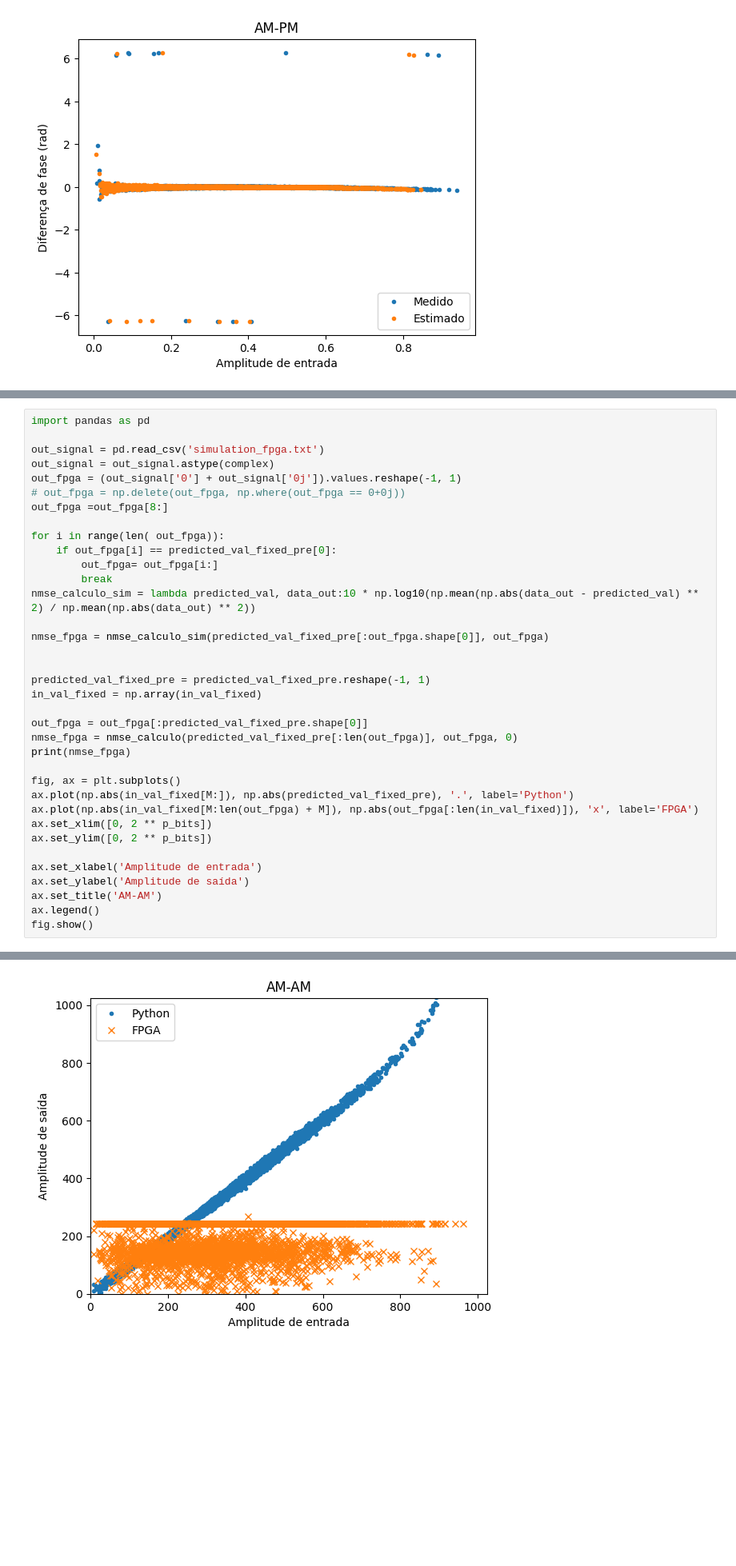
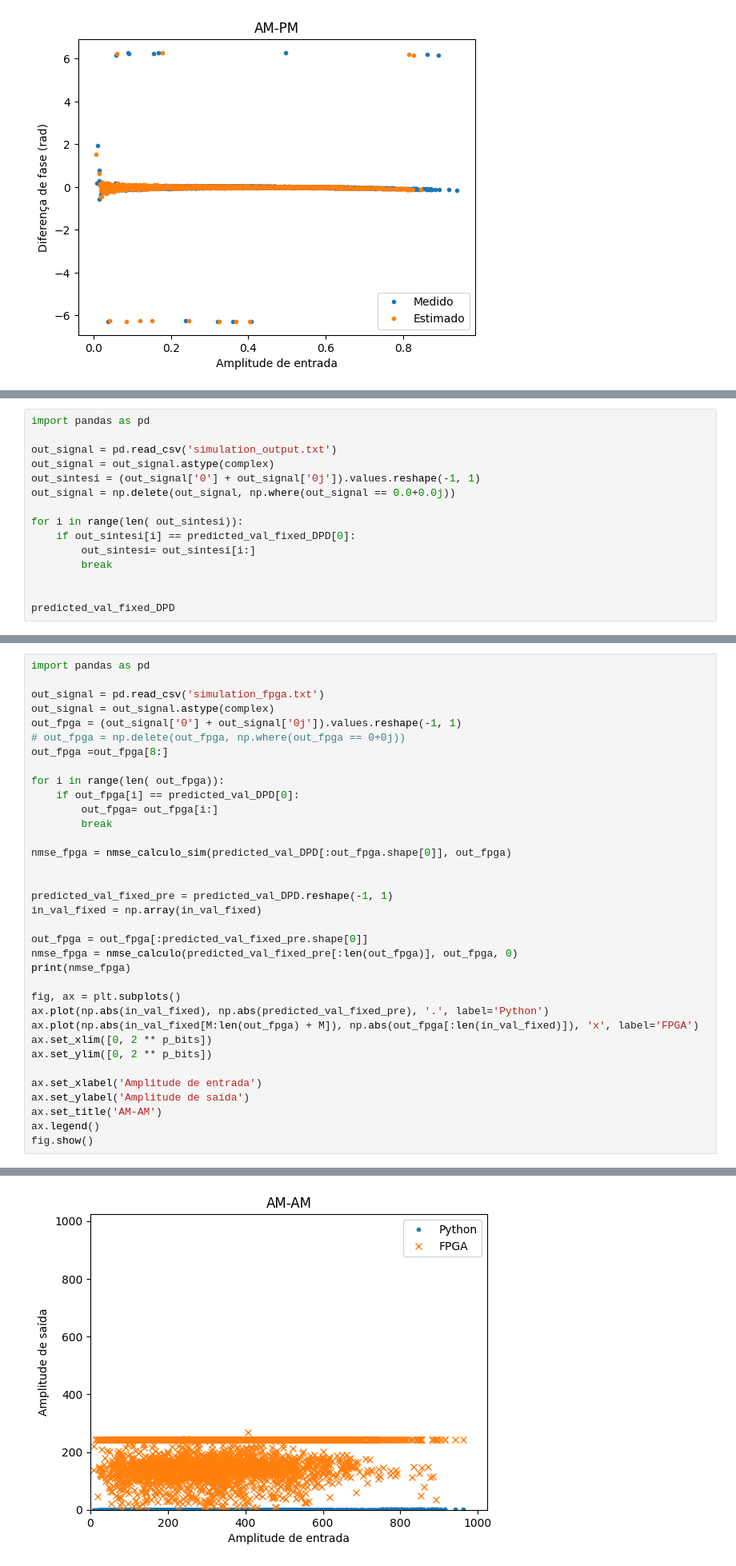
Before and after one commit to Je-Leo-AS/DPD, a Jupyter notebook: M7 Coeficientes vhdl.ipynb, the cells around one changed output, grey strips where cells are left out. Shown at 80% size. Cells and saved outputs as stored; diff of their text form; blank space fills up the shorter version.

```diff
--- a/M7 Coeficientes vhdl.ipynb
+++ b/M7 Coeficientes vhdl.ipynb
@@ -627,0 +648,15 @@ Arquivo VHDL 'VHDL\complex_constants.vhd' gerado com sucesso!
+# %%
+import pandas as pd
+
+out_signal = pd.read_csv('simulation_output.txt')
+out_signal = out_signal.astype(complex)
+out_sintesi = (out_signal['0'] + out_signal['0j']).values.reshape(-1, 1)
+out_signal = np.delete(out_signal, np.where(out_signal == 0.0+0.0j))
+
+for i in range(len( out_sintesi)):
+    if out_sintesi[i] == predicted_val_fixed_DPD[0]:
+        out_sintesi= out_sintesi[i:]
+        break
+
+
+predicted_val_fixed_DPD
@@ -635,15 +699,14 @@ out_fpga = (out_signal['0'] + out_signal['0j']).values.reshape(-1, 1)
 out_fpga =out_fpga[8:]
 
 for i in range(len( out_fpga)):
-    if out_fpga[i] == predicted_val_fixed_pre[0]:
+    if out_fpga[i] == predicted_val_DPD[0]:
         out_fpga= out_fpga[i:]
         break
-nmse_calculo_sim = lambda predicted_val, data_out:10 * np.log10(np.mean(np.abs(data_out - predicted_val) ** 2) / np.mean(np.abs(data_out) ** 2))
 
-nmse_fpga = nmse_calculo_sim(predicted_val_fixed_pre[:out_fpga.shape[0]], out_fpga)
+nmse_fpga = nmse_calculo_sim(predicted_val_DPD[:out_fpga.shape[0]], out_fpga)
 
 
-predicted_val_fixed_pre = predicted_val_fixed_pre.reshape(-1, 1)
+predicted_val_fixed_pre = predicted_val_DPD.reshape(-1, 1)
 in_val_fixed = np.array(in_val_fixed)
 
 out_fpga = out_fpga[:predicted_val_fixed_pre.shape[0]]
@@ -651,7 +714,7 @@ nmse_fpga = nmse_calculo(predicted_val_fixed_pre[:len(out_fpga)], out_fpga, 0)
 print(nmse_fpga)
 
 fig, ax = plt.subplots()
-ax.plot(np.abs(in_val_fixed[M:]), np.abs(predicted_val_fixed_pre), '.', label='Python')
+ax.plot(np.abs(in_val_fixed), np.abs(predicted_val_fixed_pre), '.', label='Python')
 ax.plot(np.abs(in_val_fixed[M:len(out_fpga) + M]), np.abs(out_fpga[:len(in_val_fixed)]), 'x', label='FPGA')
 ax.set_xlim([0, 2 ** p_bits])
 ax.set_ylim([0, 2 ** p_bits])
@@ -666 +729 @@ fig.show()
-[figure, old version]
+[figure, new version]
```
Also changed, not shown: parts of 11 cells of this notebook, 14 other files.
